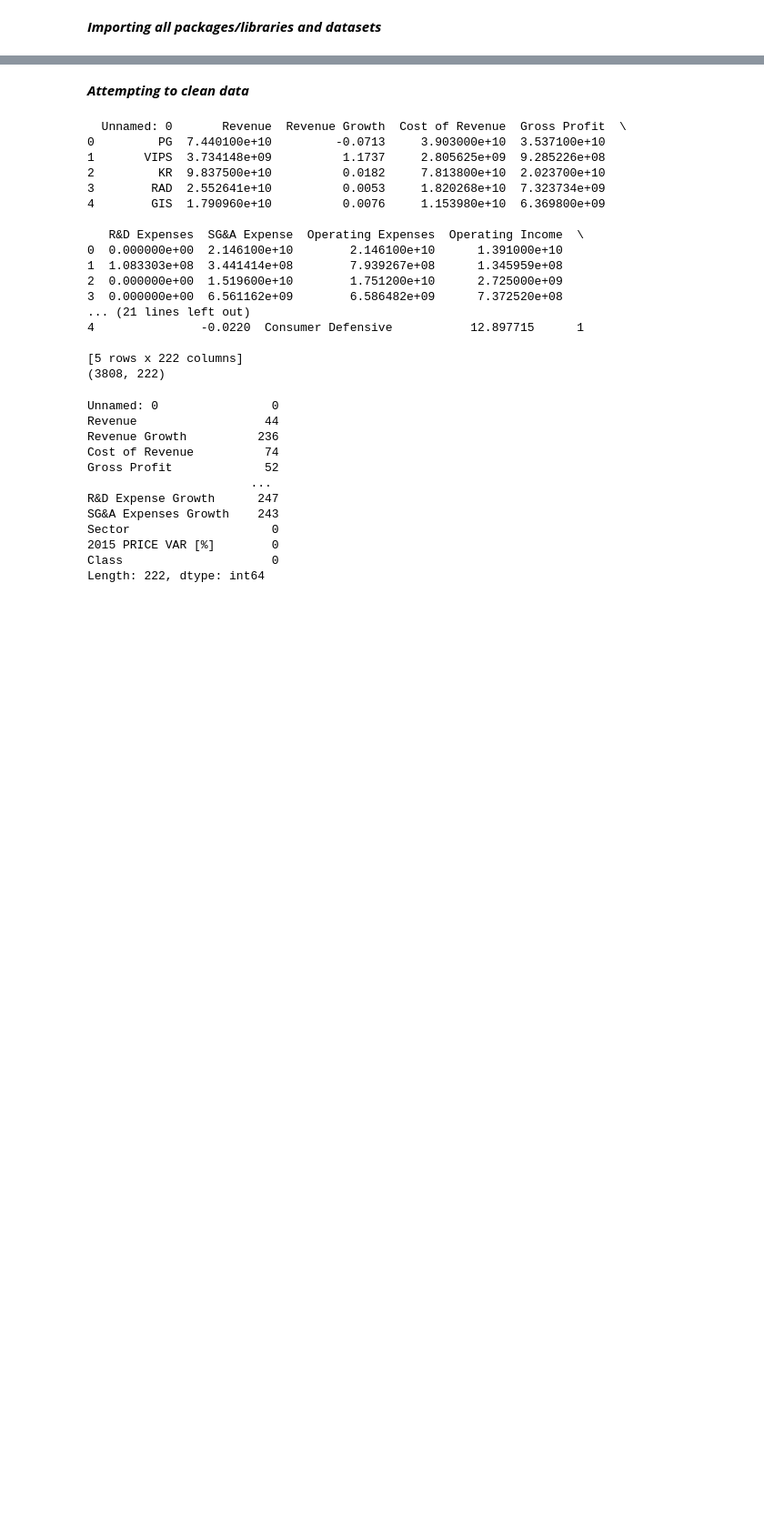
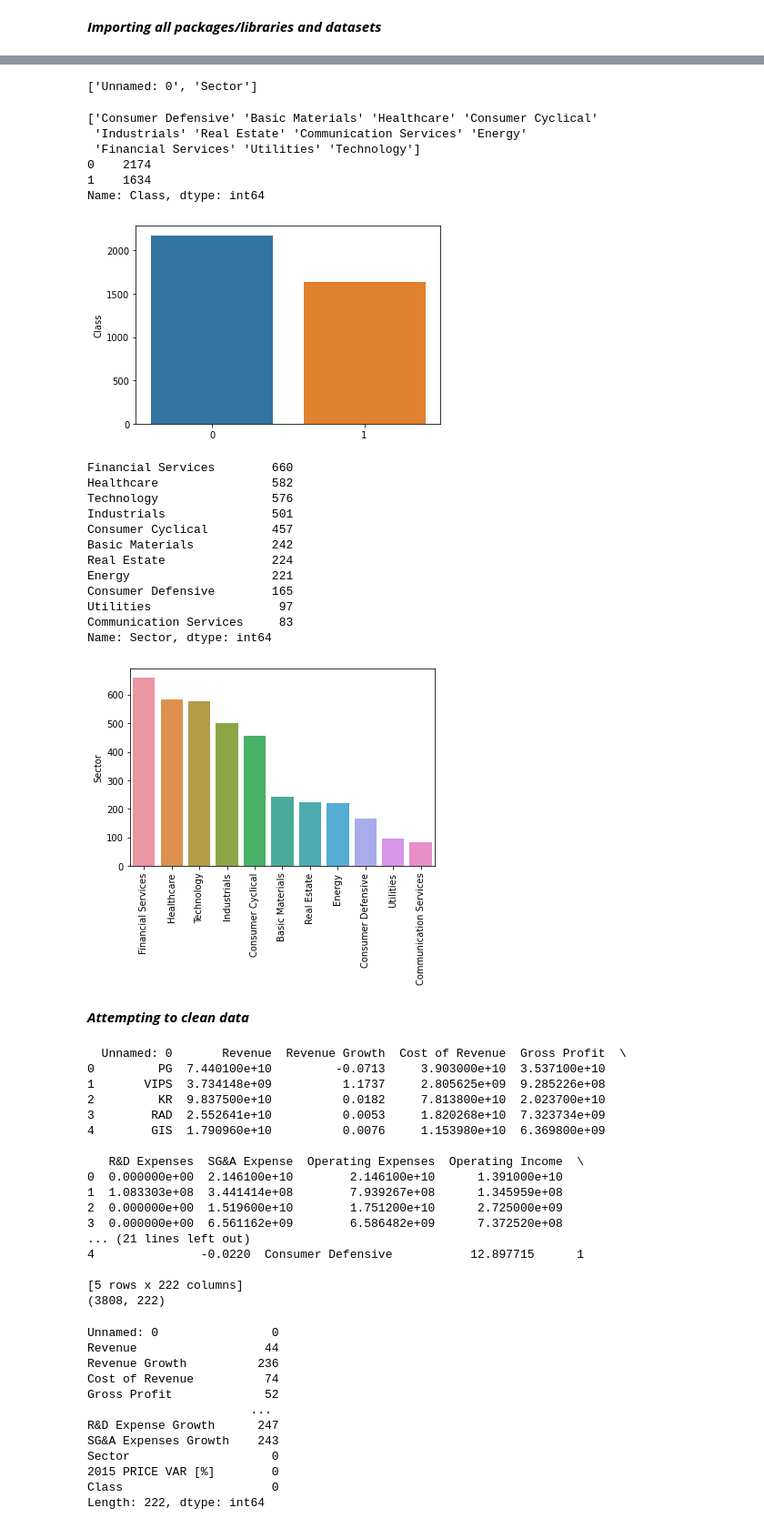
Before and after one commit to Tanishkjain1357/ML-on-Stock-Prices, a Jupyter notebook: PredictStockPrices.ipynb, the cells around one changed output, grey strips where cells are left out. Shown: that part at 91% size. Drawn from its saved outputs; the diff is of its cells as text; code cells hidden in the pictures; blank space fills up the shorter version.

Commit message:
added graphs of sectors

```diff
--- a/PredictStockPrices.ipynb
+++ b/PredictStockPrices.ipynb
@@ -39,3 +38,43 @@ Index(['Unnamed: 0', 'Revenue', 'Revenue Growth', 'Cost of Revenue',
+# %%
+object_cols = list(filter(lambda x: isinstance(fd_14[x][0], str), fd_14.columns))
+object_cols
+# %% [output]
+['Unnamed: 0', 'Sector']
+# %%
+print(fd_14['Sector'].unique())
+
+df_class = fd_14['Class'].value_counts()
+print(df_class)
+sns.barplot(np.arange(len(df_class)), df_class)
+plt.show()
+
+
+df_sector = fd_14['Sector'].value_counts()
+print(df_sector)
+sns.barplot(np.arange(len(df_sector)), df_sector)
+plt.xticks(np.arange(len(df_sector)), df_sector.index.values.tolist(), rotation=90)
+plt.show()
+# %% [output]
+['Consumer Defensive' 'Basic Materials' 'Healthcare' 'Consumer Cyclical'
+ 'Industrials' 'Real Estate' 'Communication Services' 'Energy'
+ 'Financial Services' 'Utilities' 'Technology']
+0    2174
+1    1634
+Name: Class, dtype: int64
+[figure, added]
+Financial Services        660
+Healthcare                582
+Technology                576
+Industrials               501
+Consumer Cyclical         457
+Basic Materials           242
+Real Estate               224
+Energy                    221
+Consumer Defensive        165
+Utilities                  97
+Communication Services     83
+Name: Sector, dtype: int64
+[figure, added]
 # %% [markdown]
 ***Attempting to clean data***
 # %%
```
Also changed, not shown: parts of 2 cells of this notebook.
